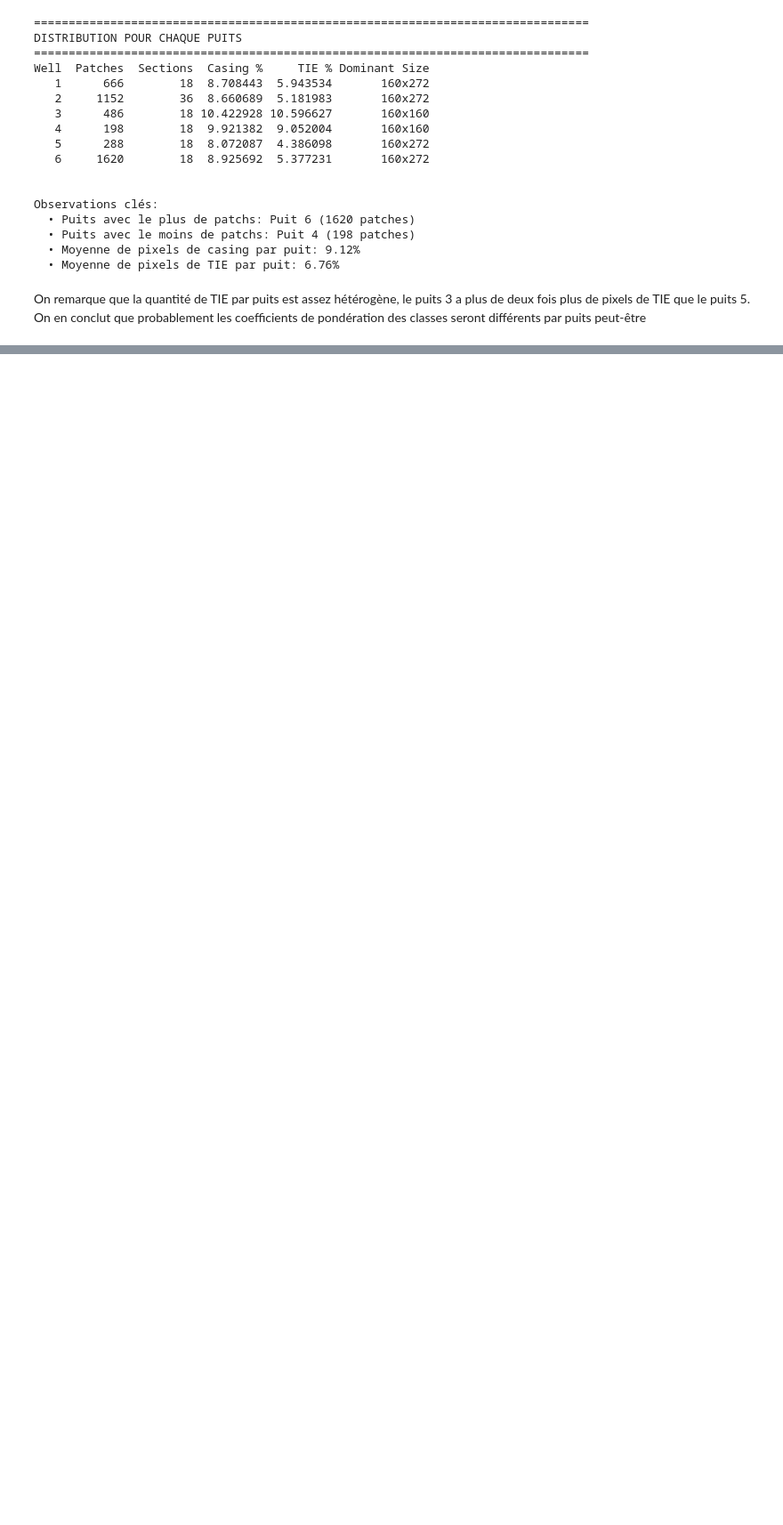
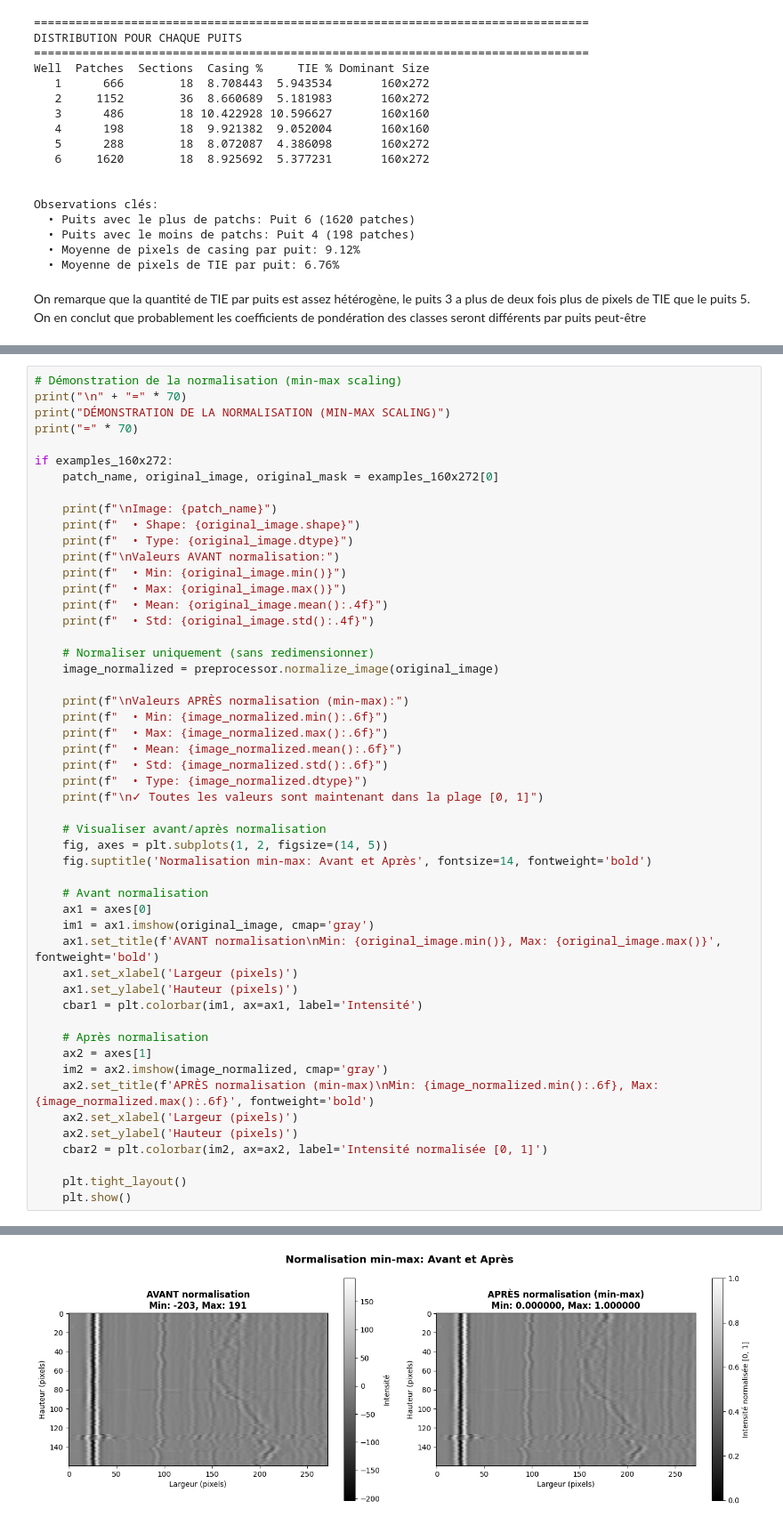
Before and after one commit to victorcamps70/deep-datachallenge, a Jupyter notebook: presentation.ipynb, the cells around one changed output, grey strips where cells are left out. Shown at 89% size. Cells and saved outputs as stored; diff of their text form; blank space fills up the shorter version.

```diff
--- a/presentation.ipynb
+++ b/presentation.ipynb
@@ -355,0 +622,52 @@ On remarque que la quantité de TIE par puits est assez hétérogène, le puits
+# %%
+# Démonstration de la normalisation (min-max scaling)
+print("\n" + "=" * 70)
+print("DÉMONSTRATION DE LA NORMALISATION (MIN-MAX SCALING)")
+print("=" * 70)
+
+if examples_160x272:
+    patch_name, original_image, original_mask = examples_160x272[0]
+
+    print(f"\nImage: {patch_name}")
+    print(f"  • Shape: {original_image.shape}")
+    print(f"  • Type: {original_image.dtype}")
+    print(f"\nValeurs AVANT normalisation:")
+    print(f"  • Min: {original_image.min()}")
+    print(f"  • Max: {original_image.max()}")
+    print(f"  • Mean: {original_image.mean():.4f}")
+    print(f"  • Std: {original_image.std():.4f}")
+
+    # Normaliser uniquement (sans redimensionner)
+    image_normalized = preprocessor.normalize_image(original_image)
+
+    print(f"\nValeurs APRÈS normalisation (min-max):")
+    print(f"  • Min: {image_normalized.min():.6f}")
+    print(f"  • Max: {image_normalized.max():.6f}")
+    print(f"  • Mean: {image_normalized.mean():.6f}")
+    print(f"  • Std: {image_normalized.std():.6f}")
+    print(f"  • Type: {image_normalized.dtype}")
+    print(f"\n✓ Toutes les valeurs sont maintenant dans la plage [0, 1]")
+
+    # Visualiser avant/après normalisation
+    fig, axes = plt.subplots(1, 2, figsize=(14, 5))
+    fig.suptitle('Normalisation min-max: Avant et Après', fontsize=14, fontweight='bold')
+
+    # Avant normalisation
+    ax1 = axes[0]
+    im1 = ax1.imshow(original_image, cmap='gray')
+    ax1.set_title(f'AVANT normalisation\nMin: {original_image.min()}, Max: {original_image.max()}', fontweight='bold')
+    ax1.set_xlabel('Largeur (pixels)')
+    ax1.set_ylabel('Hauteur (pixels)')
+    cbar1 = plt.colorbar(im1, ax=ax1, label='Intensité')
+
+    # Après normalisation
+    ax2 = axes[1]
+    im2 = ax2.imshow(image_normalized, cmap='gray')
+    ax2.set_title(f'APRÈS normalisation (min-max)\nMin: {image_normalized.min():.6f}, Max: {image_normalized.max():.6f}', fontweight='bold')
+    ax2.set_xlabel('Largeur (pixels)')
+    ax2.set_ylabel('Hauteur (pixels)')
+    cbar2 = plt.colorbar(im2, ax=ax2, label='Intensité normalisée [0, 1]')
+
+    plt.tight_layout()
+    plt.show()
+# %% [output]
@@ -355,0 +691 @@ On remarque que la quantité de TIE par puits est assez hétérogène, le puits
+[figure, added]
```
Also changed, not shown: parts of 19 cells of this notebook, 1 other file.
